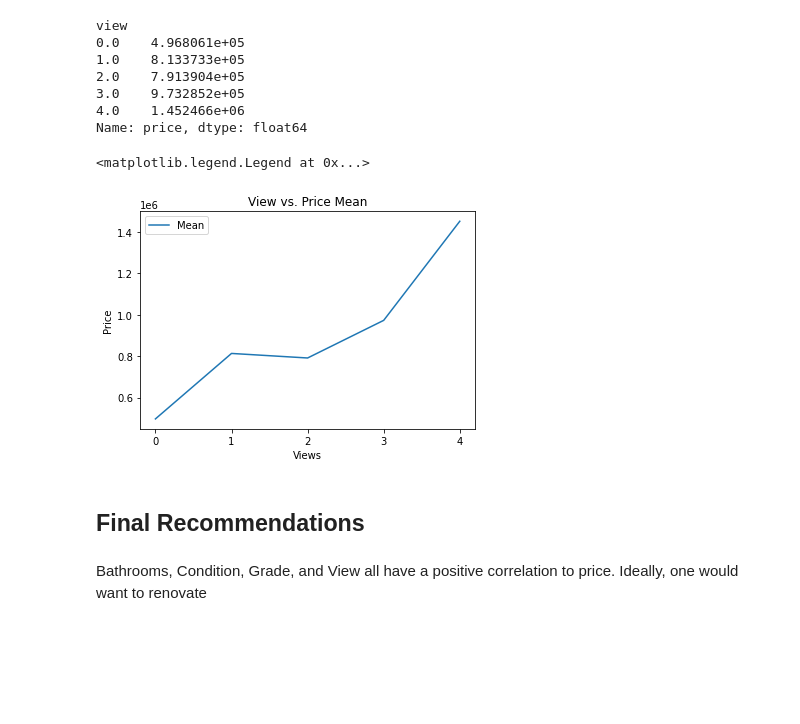
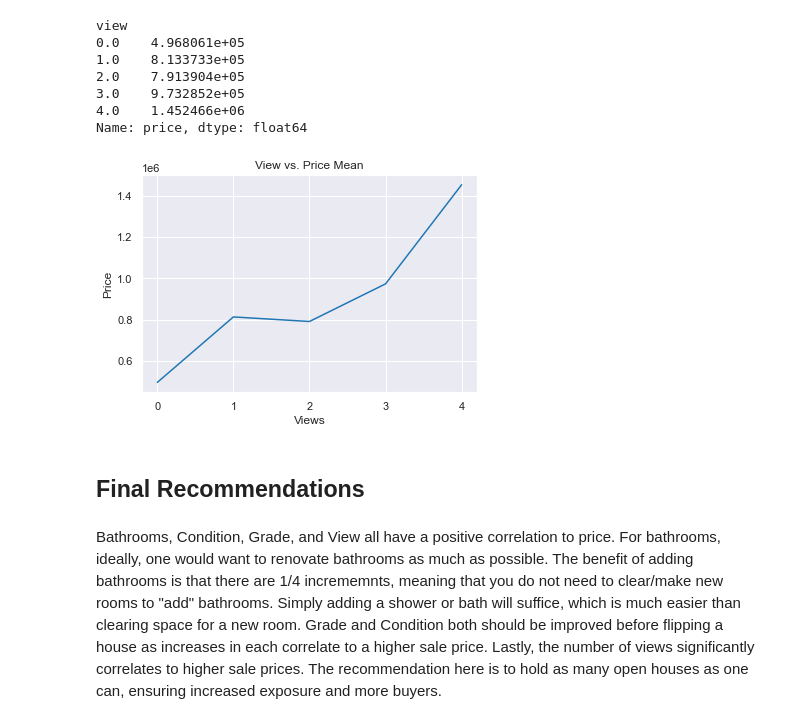
Before and after one commit to hoganbyun/dsc-phase-2-project, a Jupyter notebook: student.ipynb, the cells around one changed output. Cells and saved outputs as stored; diff of their text form; code cells hidden in the pictures; blank space fills up the shorter version.

```diff
--- a/student.ipynb
+++ b/student.ipynb
@@ -1848,10 +1833,13 @@ price_bathroom_df
 | 4.25 | 1.010504e+06 |
 # %%
 # plot bathroom vs. price
+sns.set_style('darkgrid')
+sns.set_context('notebook')
 fig = plt.figure(figsize=(6,4))
 plt.title('Number of Bathrooms vs. Price Mean')
 plt.xlabel('Bathrooms')
 plt.ylabel('Price')
 plt.plot(price_bathroom_df.index, price_bathroom_df['price'])
+#plt.savefig('bath_actual.png')
 # %% [output]
 [<matplotlib.lines.Line2D at 0x...>]
@@ -1897,13 +1885,15 @@ Name: price, dtype: float64
 price_mean_by_condition_df = condtion_df.groupby('condition')['price'].mean()
 price_median_by_condition_df = condtion_df.groupby('condition')['price'].median()
 # %%
+sns.set_style('darkgrid')
+sns.set_context('talk')
 fig = plt.figure(figsize=(6,4))
-plt.title('Condition vs. Price Mean and Median')
+plt.title('Condition vs. Price Mean')
 plt.xlabel('Condition')
 plt.xticks(range(6))
 plt.ylabel('Price')
 plt.plot(price_mean_by_condition_df, label='Mean')
-plt.plot(price_median_by_condition_df, label='Median')
 plt.legend()
+#plt.savefig('condition_act.png')
 # %% [output]
 <matplotlib.legend.Legend at 0x...>
@@ -2031,19 +2021,19 @@ view
 4.0    1.452466e+06
 Name: price, dtype: float64
 # %%
-view_mean_by_grade_df = grade_df.groupby('view')['price'].mean()
+view_mean_by_grade_df = view_df.groupby('view')['price'].mean()
 # %%
 fig = plt.figure(figsize=(6,4))
+sns.set_context('notebook')
 plt.title('View vs. Price Mean')
 plt.xlabel('Views')
 plt.xticks(range(5))
 plt.ylabel('Price')
-plt.plot(view_mean_by_grade_df, label='Mean')
-plt.legend()
+plt.plot(view_mean_by_grade_df)
+#plt.savefig('view_act.png')
 # %% [output]
-<matplotlib.legend.Legend at 0x...>
-[figure, old version]
+[figure, new version]
 # %% [markdown]
 ## Final Recommendations
-# %% [markdown]
-Bathrooms, Condition, Grade, and View all have a positive correlation to price. Ideally, one would want to renovate
+# %% [markdown]
+Bathrooms, Condition, Grade, and View all have a positive correlation to price. For bathrooms, ideally, one would want to renovate bathrooms as much as possible. The benefit of adding bathrooms is that there are 1/4 incrememnts, meaning that you do not need to clear/make new rooms to "add" bathrooms. Simply adding a shower or bath will suffice, which is much easier than clearing space for a new room. Grade and Condition both should be improved before flipping a house as increases in each correlate to a higher sale price. Lastly, the number of views significantly correlates to higher sale prices. The recommendation here is to hold as many open houses as one can, ensuring increased exposure and more buyers.
```
Also changed, not shown: parts of 29 cells of this notebook, 10 other files.
